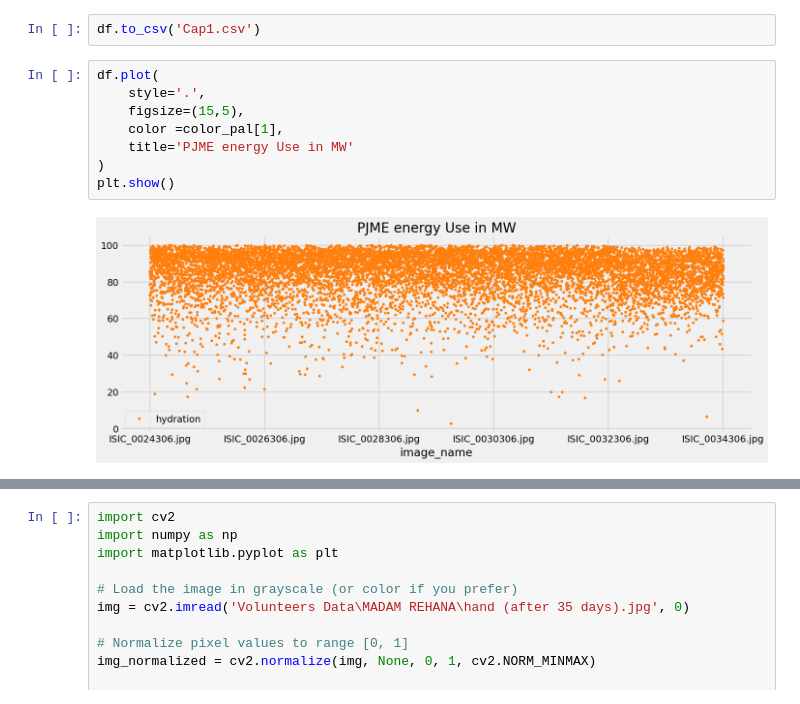
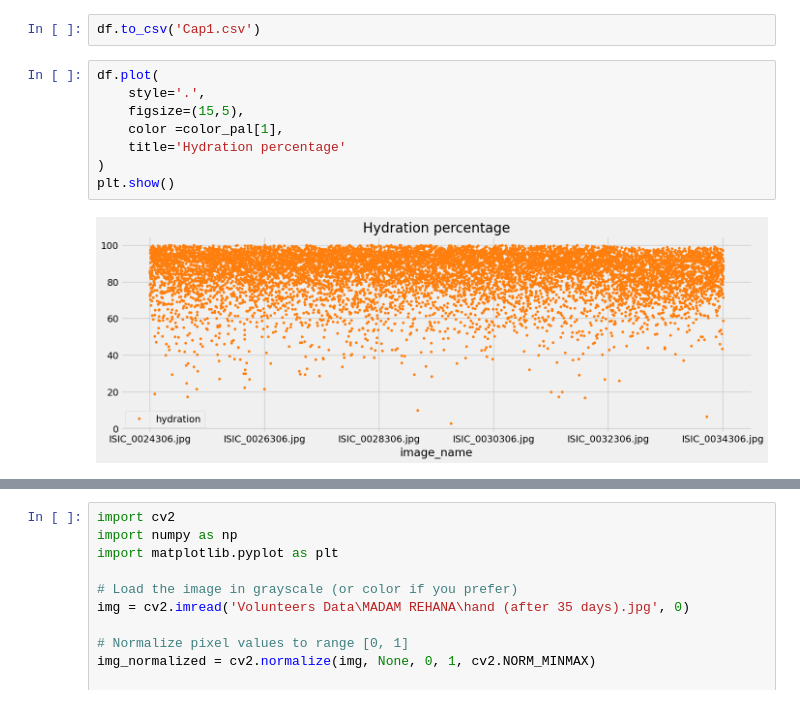
Before and after one commit to arhamwebexpert/ML, a Jupyter notebook: hydration.ipynb, the cells around one changed output, grey strips where cells are left out. Cells and saved outputs as stored; diff of their text form.

```diff
--- a/hydration.ipynb
+++ b/hydration.ipynb
@@ -105,13 +69,13 @@ df.to_csv('Cap1.csv')
 # %%
 df.plot(
     style='.',
     figsize=(15,5),
     color =color_pal[1],
-    title='PJME energy Use in MW'
+    title='Hydration percentage'
 )
 plt.show()
 # %% [output]
-[figure, old version]
+[figure, new version]
 # %%
 df['hydration'].plot(kind='hist',bins =500)
 # %% [output]
```
Also changed, not shown: parts of 13 cells of this notebook.
